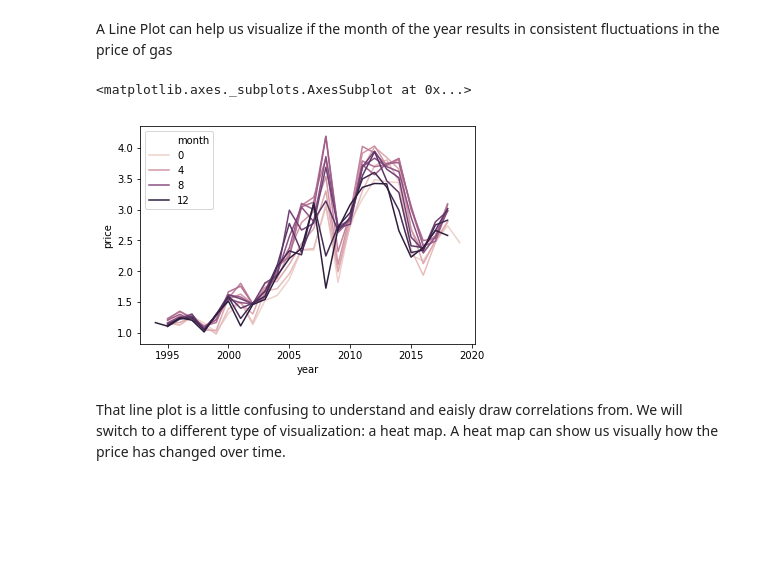
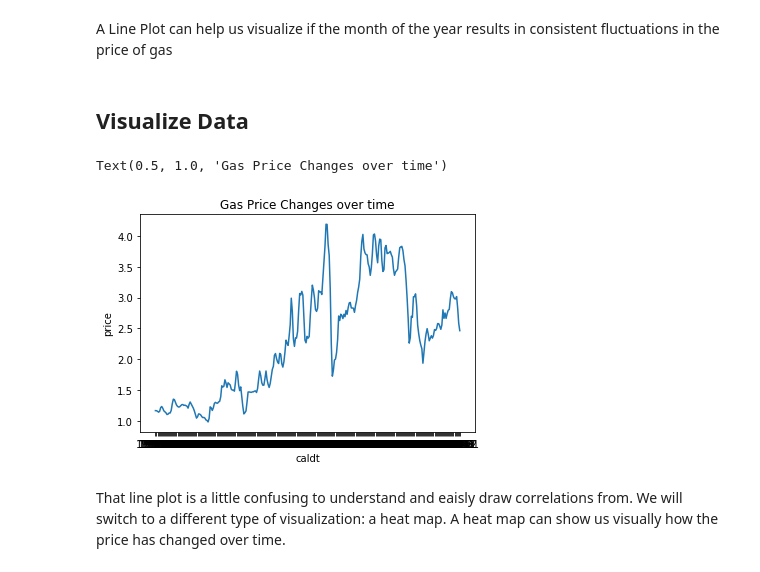
Before and after one commit to zachary-child/Machine-Learning-Homework, a Jupyter notebook: Homework_1.ipynb, the cells around one changed output. Cells and saved outputs as stored; diff of their text form; code cells hidden in the pictures; blank space fills up the shorter version.

```diff
--- a/Homework_1.ipynb
+++ b/Homework_1.ipynb
@@ -544,11 +604,14 @@ gas_prices.head(15)
 | 14 | 2017-11-01 | 2.751 |
 # %% [markdown]
 A Line Plot can help us visualize if the month of the year results in consistent fluctuations in the price of gas
+# %% [markdown]
+## Visualize Data
 # %%
-sns.lineplot(x="year", y="price", hue="month",data=gas)
+sns.lineplot(x="caldt", y="price",data=gas)
+plt.title('Gas Price Changes over time')
 # %% [output]
-<matplotlib.axes._subplots.AxesSubplot at 0x...>
+Text(0.5, 1.0, 'Gas Price Changes over time')
-[figure, old version]
+[figure, new version]
 # %% [markdown]
 That line plot is a little confusing to understand and eaisly draw correlations from. We will switch to a different type of visualization: a heat map.
 A heat map can show us visually how the price has changed over time.
```
Also changed, not shown: parts of 31 cells of this notebook.
